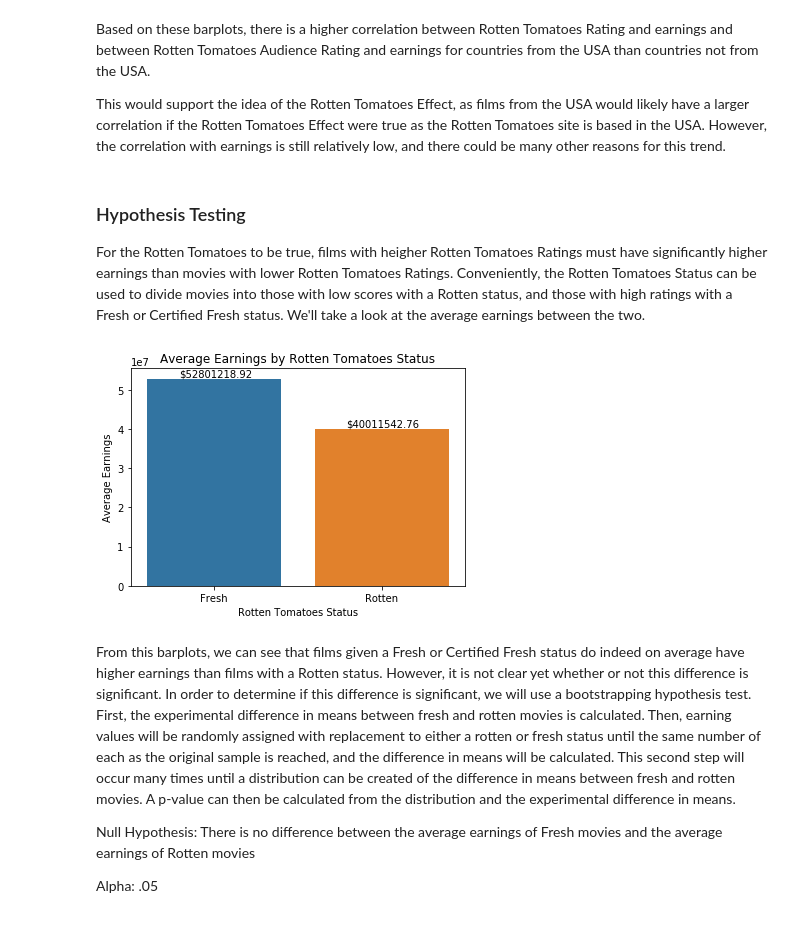
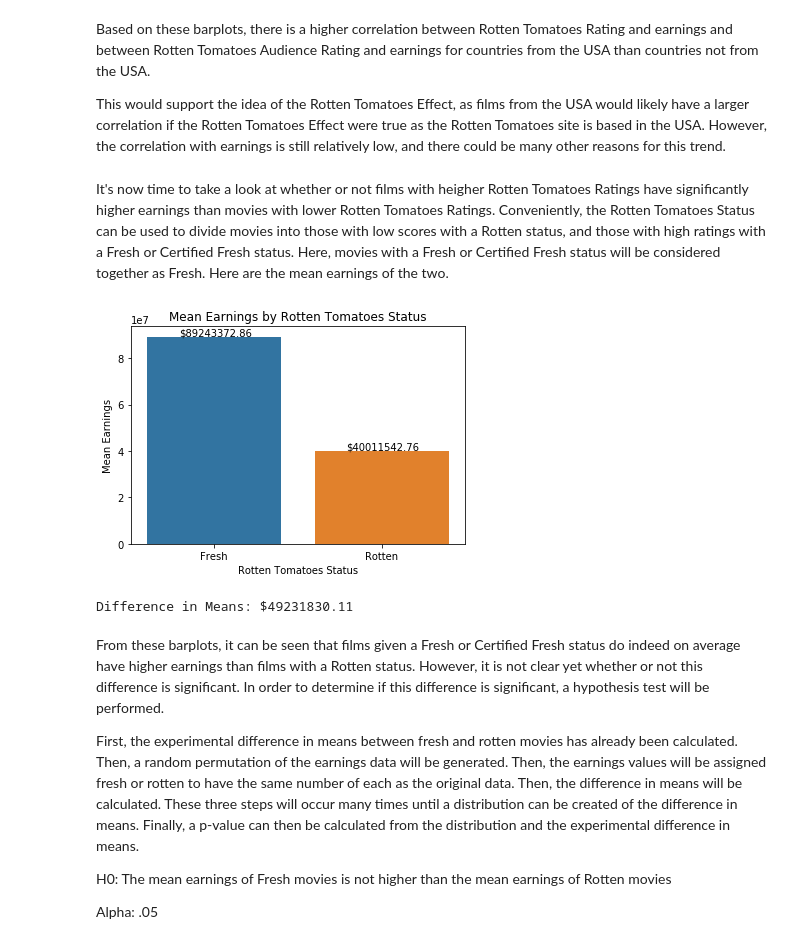
Before and after one commit to brndnzh/Rotten_Tomatoes_Effect, a Jupyter notebook: Rotten_Tomatoes_Effect_Script.ipynb, the cells around one changed output. Cells and saved outputs as stored; diff of their text form; code cells hidden in the pictures.

```diff
--- a/Rotten_Tomatoes_Effect_Script.ipynb
+++ b/Rotten_Tomatoes_Effect_Script.ipynb
@@ -348,25 +367,30 @@ Based on these barplots, there is a higher correlation between Rotten Tomatoes R
 
 This would support the idea of the Rotten Tomatoes Effect, as films from the USA would likely have a larger correlation if the Rotten Tomatoes Effect were true as the Rotten Tomatoes site is based in the USA. However, the correlation with earnings is still relatively low, and there could be many other reasons for this trend.
 # %% [markdown]
-### Hypothesis Testing
-
-For the Rotten Tomatoes to be true, films with heigher Rotten Tomatoes Ratings must have significantly higher earnings than movies with lower Rotten Tomatoes Ratings. Conveniently, the Rotten Tomatoes Status can be used to divide movies into those with low scores with a Rotten status, and those with high ratings with a Fresh or Certified Fresh status. We'll take a look at the average earnings between the two.
+It's now time to take a look at whether or not films with heigher Rotten Tomatoes Ratings have significantly higher earnings than movies with lower Rotten Tomatoes Ratings. Conveniently, the Rotten Tomatoes Status can be used to divide movies into those with low scores with a Rotten status, and those with high ratings with a Fresh or Certified Fresh status. Here, movies with a Fresh or Certified Fresh status will be considered together as Fresh. Here are the mean earnings of the two.
 # %%
-e_mean_f = np.mean(movies_df[movies_df.tomatometer_status == ("Fresh" or "Certified Fresh")].earnings)
+# calculating and plotting mean earnings based on Fresh or Rotten
+e_mean_f = np.mean(movies_df[movies_df.tomatometer_status != ("Rotten")].earnings)
 e_mean_r = np.mean(movies_df[movies_df.tomatometer_status == ("Rotten")].earnings)
 
 sns.barplot(x = ["Fresh", "Rotten"], y = [e_mean_f, e_mean_r])
-plt.text(x = -.21, y = e_mean_f + 500000, s = "$" + str(round(e_mean_f, 2)))
-plt.text(x = .79, y = e_mean_r + 500000, s = "$" + str(round(e_mean_r, 2)))
+plt.text(x = -.21, y = e_mean_f + 550000, s = "$" + str(round(e_mean_f, 2)))
+plt.text(x = .79, y = e_mean_r + 550000, s = "$" + str(round(e_mean_r, 2)))
 plt.xlabel("Rotten Tomatoes Status")
-plt.ylabel("Average Earnings")
-plt.title("Average Earnings by Rotten Tomatoes Status")
+plt.ylabel("Mean Earnings")
+plt.title("Mean Earnings by Rotten Tomatoes Status")
 plt.show()
+
+e_diff_means = e_mean_f - e_mean_r
+print("Difference in Means: $" + str(round(e_diff_means, 2)))
 # %% [output]
-[figure, old version]
+[figure, new version]
+Difference in Means: $49231830.11
 # %% [markdown]
-From this barplots, we can see that films given a Fresh or Certified Fresh status do indeed on average have higher earnings than films with a Rotten status. However, it is not clear yet whether or not this difference is significant. In order to determine if this difference is significant, we will use a bootstrapping hypothesis test. First, the experimental difference in means between fresh and rotten movies is calculated. Then, earning values will be randomly assigned with replacement to either a rotten or fresh status until the same number of each as the original sample is reached, and the difference in means will be calculated. This second step will occur many times until a distribution can be created of the difference in means between fresh and rotten movies. A p-value can then be calculated from the distribution and the experimental difference in means.
+From these barplots, it can be seen that films given a Fresh or Certified Fresh status do indeed on average have higher earnings than films with a Rotten status. However, it is not clear yet whether or not this difference is significant. In order to determine if this difference is significant, a hypothesis test will be performed.
 
-Null Hypothesis: There is no difference between the average earnings of Fresh movies and the average earnings of Rotten movies
+First, the experimental difference in means between fresh and rotten movies has already been calculated. Then, a random permutation of the earnings data will be generated. Then, the earnings values will be assigned fresh or rotten to have the same number of each as the original data. Then, the difference in means will be calculated. These three steps will occur many times until a distribution can be created of the difference in means. Finally, a p-value can then be calculated from the distribution and the experimental difference in means.
+
+H0: The mean earnings of Fresh movies is not higher than the mean earnings of Rotten movies
 
 Alpha: .05
```
Also changed, not shown: parts of 23 cells of this notebook.
